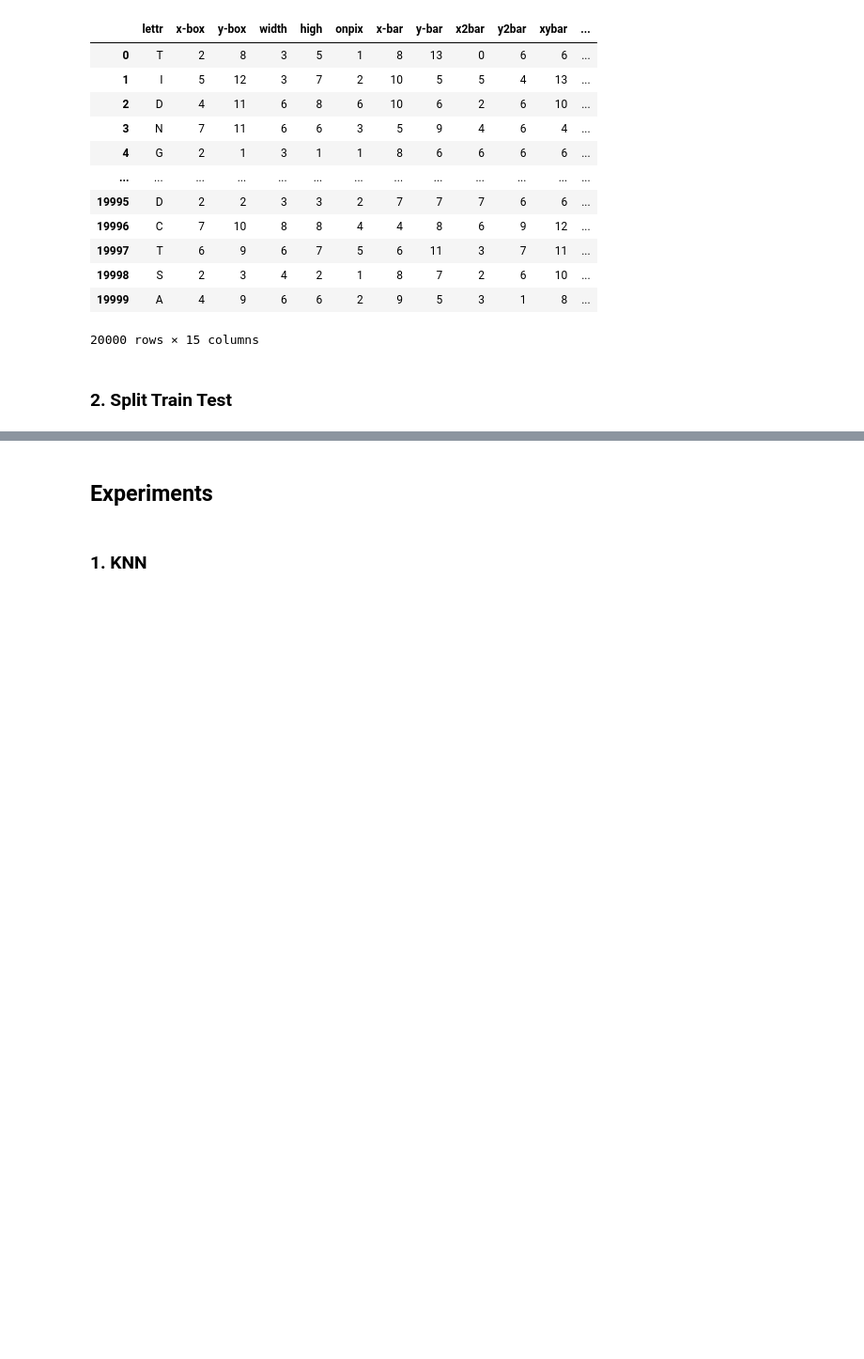
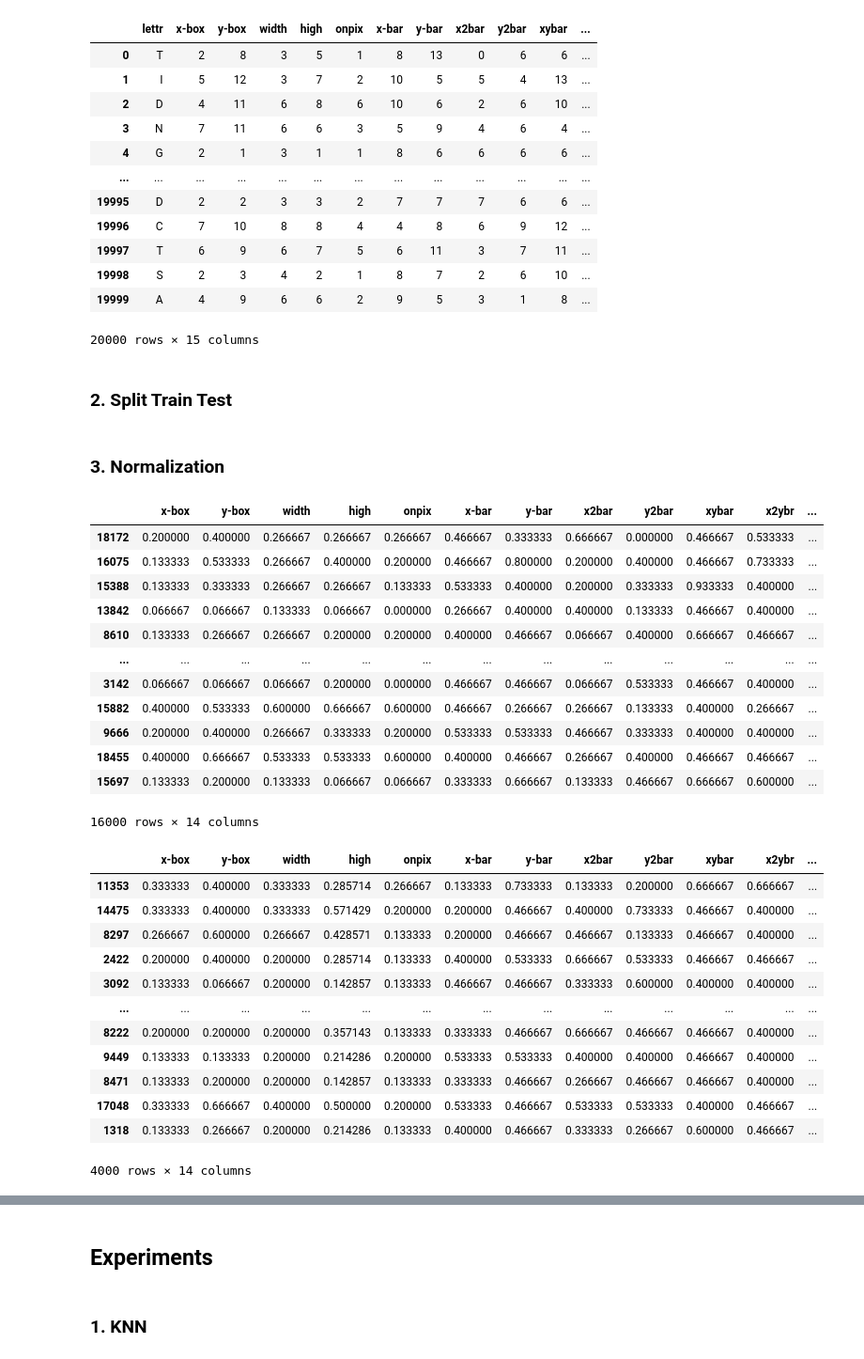
Before and after one commit to chrismartel/COMP551, a Jupyter notebook: projects/p1/letter_recognition.ipynb, the cells around one changed output, grey strips where cells are left out. Shown at 94% size. Drawn from its saved outputs; the diff is of its cells as text; code cells hidden in the pictures; blank space fills up the shorter version.

```diff
--- a/projects/p1/letter_recognition.ipynb
+++ b/projects/p1/letter_recognition.ipynb
@@ -65 +77,35 @@ x_train, x_test, y_train, y_test = train_test_split(data[:,1:], data[:,0], test_
+# %% [markdown]
+### 3. Normalization
+# %%
+x_train_df =(x_train_df-x_train_df.min())/(x_train_df.max()-x_train_df.min())
+x_test_df =(x_test_df-x_test_df.min())/(x_test_df.max()-x_test_df.min())
+display(x_train_df)
+display(x_test_df)
+# %% [output]
+|  | x-box | y-box | width | high | onpix | x-bar | y-bar | x2bar | y2bar | xybar | x2ybr | ... |
+| 18172 | 0.200000 | 0.400000 | 0.266667 | 0.266667 | 0.266667 | 0.466667 | 0.333333 | 0.666667 | 0.000000 | 0.466667 | 0.533333 | ... |
+| 16075 | 0.133333 | 0.533333 | 0.266667 | 0.400000 | 0.200000 | 0.466667 | 0.800000 | 0.200000 | 0.400000 | 0.466667 | 0.733333 | ... |
+| 15388 | 0.133333 | 0.333333 | 0.266667 | 0.266667 | 0.133333 | 0.533333 | 0.400000 | 0.200000 | 0.333333 | 0.933333 | 0.400000 | ... |
+| 13842 | 0.066667 | 0.066667 | 0.133333 | 0.066667 | 0.000000 | 0.266667 | 0.400000 | 0.400000 | 0.133333 | 0.466667 | 0.400000 | ... |
+| 8610 | 0.133333 | 0.266667 | 0.266667 | 0.200000 | 0.200000 | 0.400000 | 0.466667 | 0.066667 | 0.400000 | 0.666667 | 0.466667 | ... |
+| ... | ... | ... | ... | ... | ... | ... | ... | ... | ... | ... | ... | ... |
+| 3142 | 0.066667 | 0.066667 | 0.066667 | 0.200000 | 0.000000 | 0.466667 | 0.466667 | 0.066667 | 0.533333 | 0.466667 | 0.400000 | ... |
+| 15882 | 0.400000 | 0.533333 | 0.600000 | 0.666667 | 0.600000 | 0.466667 | 0.266667 | 0.266667 | 0.133333 | 0.400000 | 0.266667 | ... |
+| 9666 | 0.200000 | 0.400000 | 0.266667 | 0.333333 | 0.200000 | 0.533333 | 0.533333 | 0.466667 | 0.333333 | 0.400000 | 0.400000 | ... |
+| 18455 | 0.400000 | 0.666667 | 0.533333 | 0.533333 | 0.600000 | 0.400000 | 0.466667 | 0.266667 | 0.400000 | 0.466667 | 0.466667 | ... |
+| 15697 | 0.133333 | 0.200000 | 0.133333 | 0.066667 | 0.066667 | 0.333333 | 0.666667 | 0.133333 | 0.466667 | 0.666667 | 0.600000 | ... |
+16000 rows × 14 columns
+|  | x-box | y-box | width | high | onpix | x-bar | y-bar | x2bar | y2bar | xybar | x2ybr | ... |
+| 11353 | 0.333333 | 0.400000 | 0.333333 | 0.285714 | 0.266667 | 0.133333 | 0.733333 | 0.133333 | 0.200000 | 0.666667 | 0.666667 | ... |
+| 14475 | 0.333333 | 0.400000 | 0.333333 | 0.571429 | 0.200000 | 0.200000 | 0.466667 | 0.400000 | 0.733333 | 0.466667 | 0.400000 | ... |
+| 8297 | 0.266667 | 0.600000 | 0.266667 | 0.428571 | 0.133333 | 0.200000 | 0.466667 | 0.466667 | 0.133333 | 0.466667 | 0.400000 | ... |
+| 2422 | 0.200000 | 0.400000 | 0.200000 | 0.285714 | 0.133333 | 0.400000 | 0.533333 | 0.666667 | 0.533333 | 0.466667 | 0.466667 | ... |
+| 3092 | 0.133333 | 0.066667 | 0.200000 | 0.142857 | 0.133333 | 0.466667 | 0.466667 | 0.333333 | 0.600000 | 0.400000 | 0.400000 | ... |
+| ... | ... | ... | ... | ... | ... | ... | ... | ... | ... | ... | ... | ... |
+| 8222 | 0.200000 | 0.200000 | 0.200000 | 0.357143 | 0.133333 | 0.333333 | 0.466667 | 0.666667 | 0.466667 | 0.466667 | 0.400000 | ... |
+| 9449 | 0.133333 | 0.133333 | 0.200000 | 0.214286 | 0.200000 | 0.533333 | 0.533333 | 0.400000 | 0.400000 | 0.466667 | 0.400000 | ... |
+| 8471 | 0.133333 | 0.200000 | 0.200000 | 0.142857 | 0.133333 | 0.333333 | 0.466667 | 0.266667 | 0.466667 | 0.466667 | 0.400000 | ... |
+| 17048 | 0.333333 | 0.666667 | 0.400000 | 0.500000 | 0.200000 | 0.533333 | 0.466667 | 0.533333 | 0.533333 | 0.400000 | 0.466667 | ... |
+| 1318 | 0.133333 | 0.266667 | 0.200000 | 0.214286 | 0.133333 | 0.400000 | 0.466667 | 0.333333 | 0.266667 | 0.600000 | 0.466667 | ... |
+4000 rows × 14 columns
 # %% [markdown]
```
Also changed, not shown: parts of 4 cells of this notebook.
